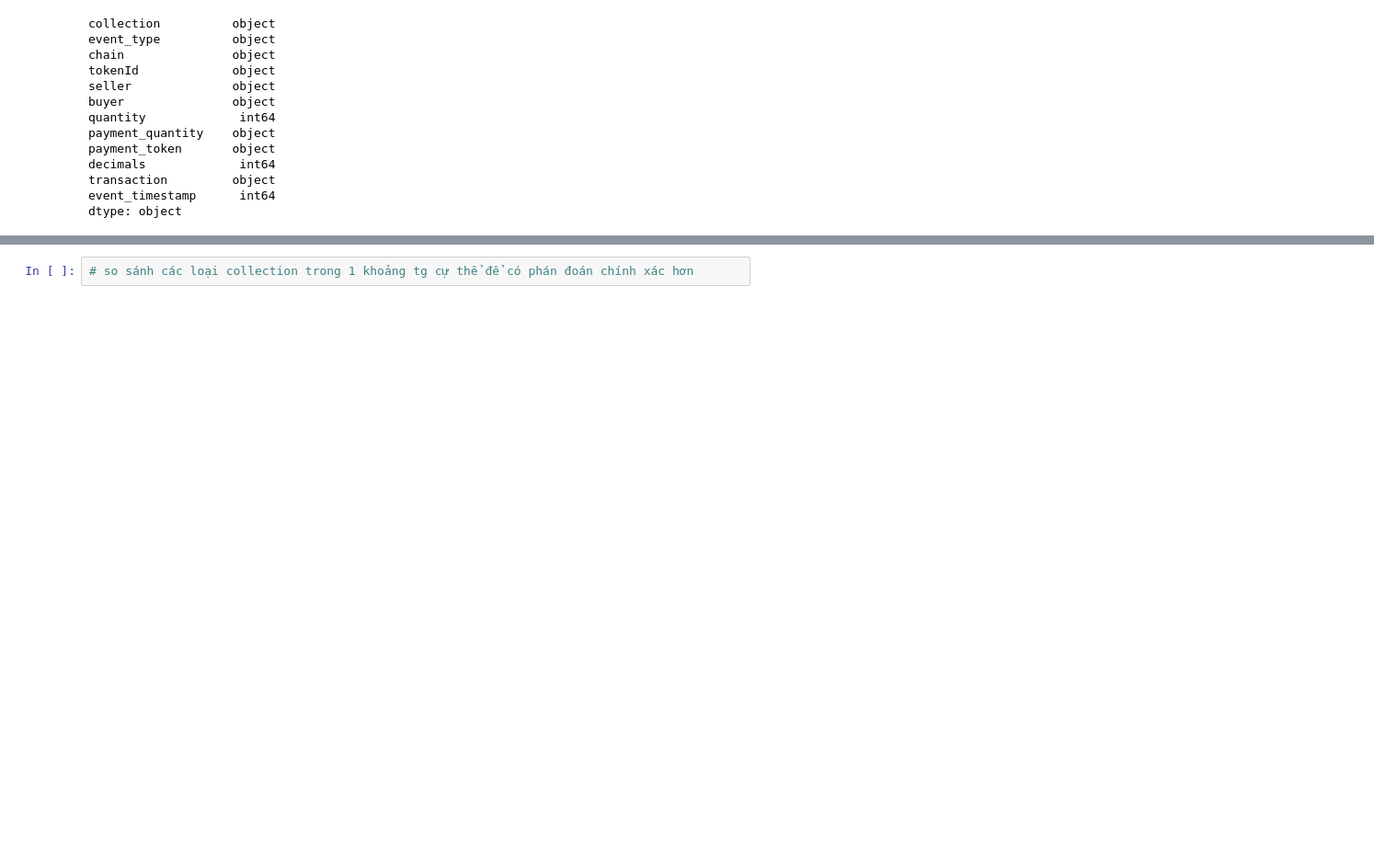
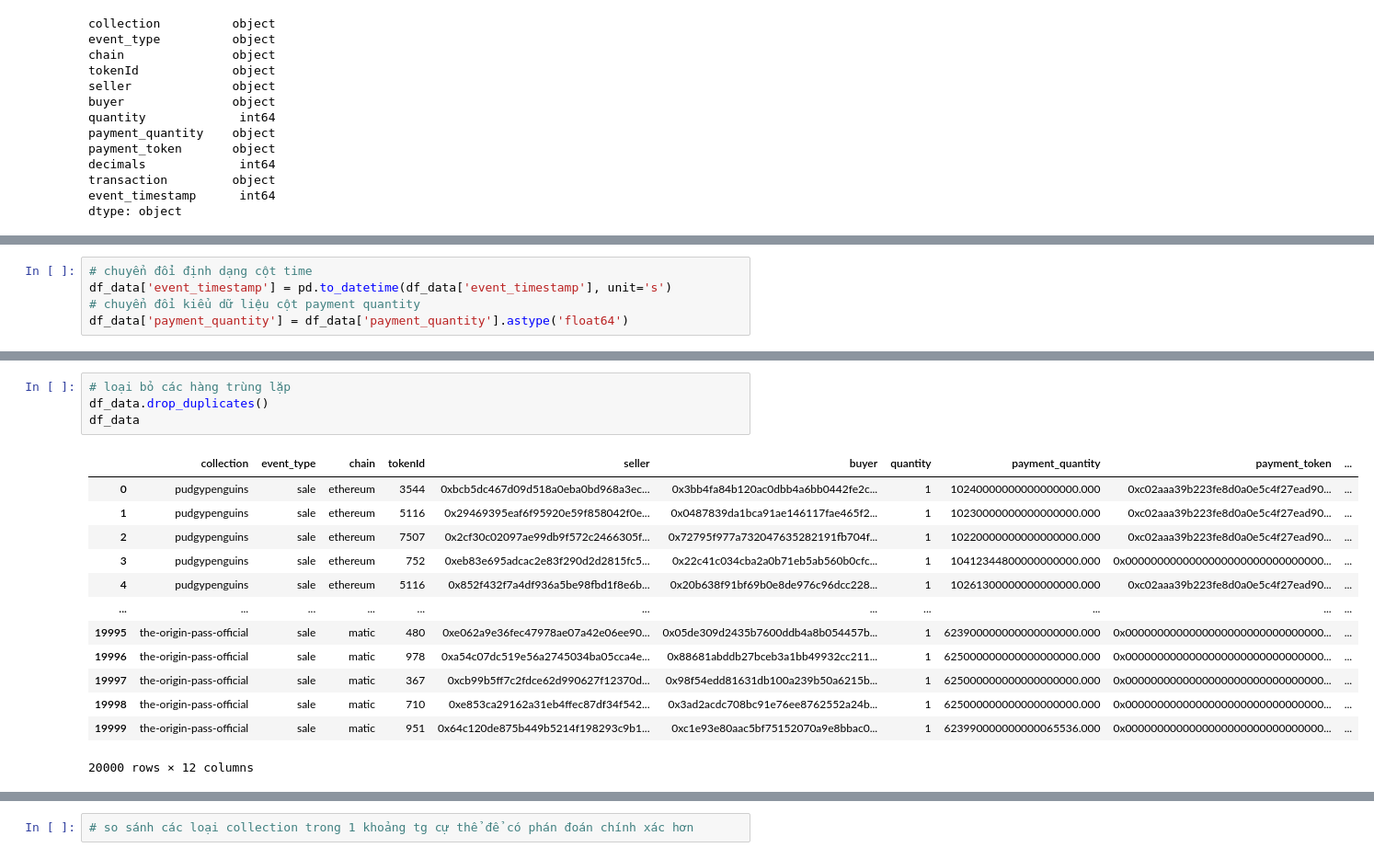
Before and after one commit to kanhnguyxn/DA, a Jupyter notebook: xuly.ipynb, the cells around one changed output, grey strips where cells are left out. Shown: that part at 92% size. Saved outputs shown, nothing was run; the diff lists cells and outputs as text; blank space fills up the shorter version.

```diff
--- a/xuly.ipynb
+++ b/xuly.ipynb
@@ -170,3 +163,8 @@ df_data
+# %%
+# chuyển đổi định dạng cột time
+df_data['event_timestamp'] = pd.to_datetime(df_data['event_timestamp'], unit='s')
+# chuyển đổi kiểu dữ liệu cột payment quantity
+df_data['payment_quantity'] = df_data['payment_quantity'].astype('float64')
 # %%
 df_data.dtypes
 # %% [output]
@@ -210,0 +198,18 @@ print(collection)
+# %%
+# loại bỏ các hàng trùng lặp
+df_data.drop_duplicates()
+df_data
+# %% [output]
+|  | collection | event_type | chain | tokenId | seller | buyer | quantity | payment_quantity | payment_token | ... |
+| 0 | pudgypenguins | sale | ethereum | 3544 | 0xbcb5dc467d09d518a0eba0bd968a3ec... | 0x3bb4fa84b120ac0dbb4a6bb0442fe2c... | 1 | 10240000000000000000.000 | 0xc02aaa39b223fe8d0a0e5c4f27ead90... | ... |
+| 1 | pudgypenguins | sale | ethereum | 5116 | 0x29469395eaf6f95920e59f858042f0e... | 0x0487839da1bca91ae146117fae465f2... | 1 | 10230000000000000000.000 | 0xc02aaa39b223fe8d0a0e5c4f27ead90... | ... |
+| 2 | pudgypenguins | sale | ethereum | 7507 | 0x2cf30c02097ae99db9f572c2466305f... | 0x72795f977a732047635282191fb704f... | 1 | 10220000000000000000.000 | 0xc02aaa39b223fe8d0a0e5c4f27ead90... | ... |
+| 3 | pudgypenguins | sale | ethereum | 752 | 0xeb83e695adcac2e83f290d2d2815fc5... | 0x22c41c034cba2a0b71eb5ab560b0cfc... | 1 | 10412344800000000000.000 | 0x0000000000000000000000000000000... | ... |
+| 4 | pudgypenguins | sale | ethereum | 5116 | 0x852f432f7a4df936a5be98fbd1f8e6b... | 0x20b638f91bf69b0e8de976c96dcc228... | 1 | 10261300000000000000.000 | 0xc02aaa39b223fe8d0a0e5c4f27ead90... | ... |
+| ... | ... | ... | ... | ... | ... | ... | ... | ... | ... | ... |
+| 19995 | the-origin-pass-official | sale | matic | 480 | 0xe062a9e36fec47978ae07a42e06ee90... | 0x05de309d2435b7600ddb4a8b054457b... | 1 | 623900000000000000000.000 | 0x0000000000000000000000000000000... | ... |
+| 19996 | the-origin-pass-official | sale | matic | 978 | 0xa54c07dc519e56a2745034ba05cca4e... | 0x88681abddb27bceb3a1bb49932cc211... | 1 | 625000000000000000000.000 | 0x0000000000000000000000000000000... | ... |
+| 19997 | the-origin-pass-official | sale | matic | 367 | 0xcb99b5ff7c2fdce62d990627f12370d... | 0x98f54edd81631db100a239b50a6215b... | 1 | 625000000000000000000.000 | 0x0000000000000000000000000000000... | ... |
+| 19998 | the-origin-pass-official | sale | matic | 710 | 0xe853ca29162a31eb4ffec87df34f542... | 0x3ad2acdc708bc91e76ee8762552a24b... | 1 | 625000000000000000000.000 | 0x0000000000000000000000000000000... | ... |
+| 19999 | the-origin-pass-official | sale | matic | 951 | 0x64c120de875b449b5214f198293c9b1... | 0xc1e93e80aac5bf75152070a9e8bbac0... | 1 | 623990000000000065536.000 | 0x0000000000000000000000000000000... | ... |
+20000 rows × 12 columns
```
Also changed, not shown: parts of 22 cells of this notebook, 4 other files.
